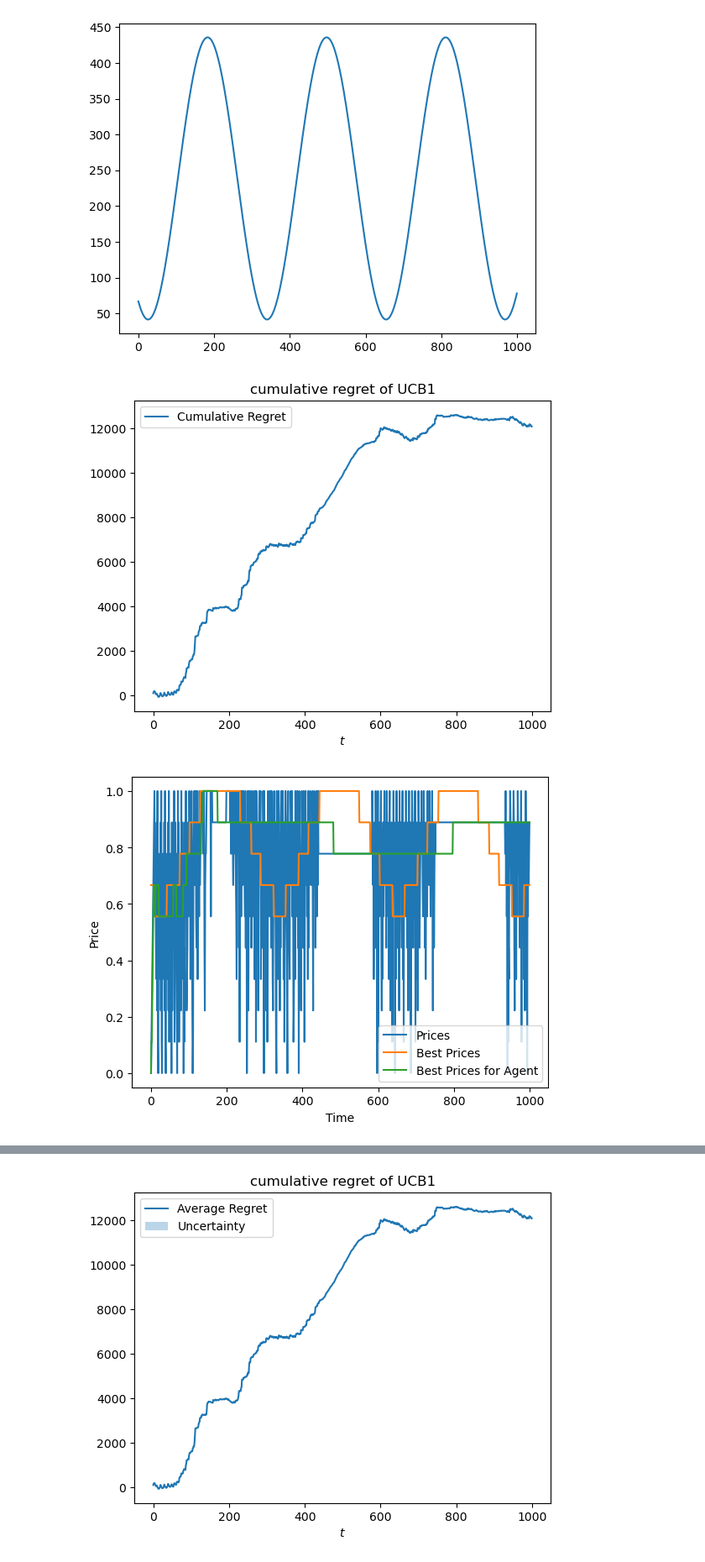
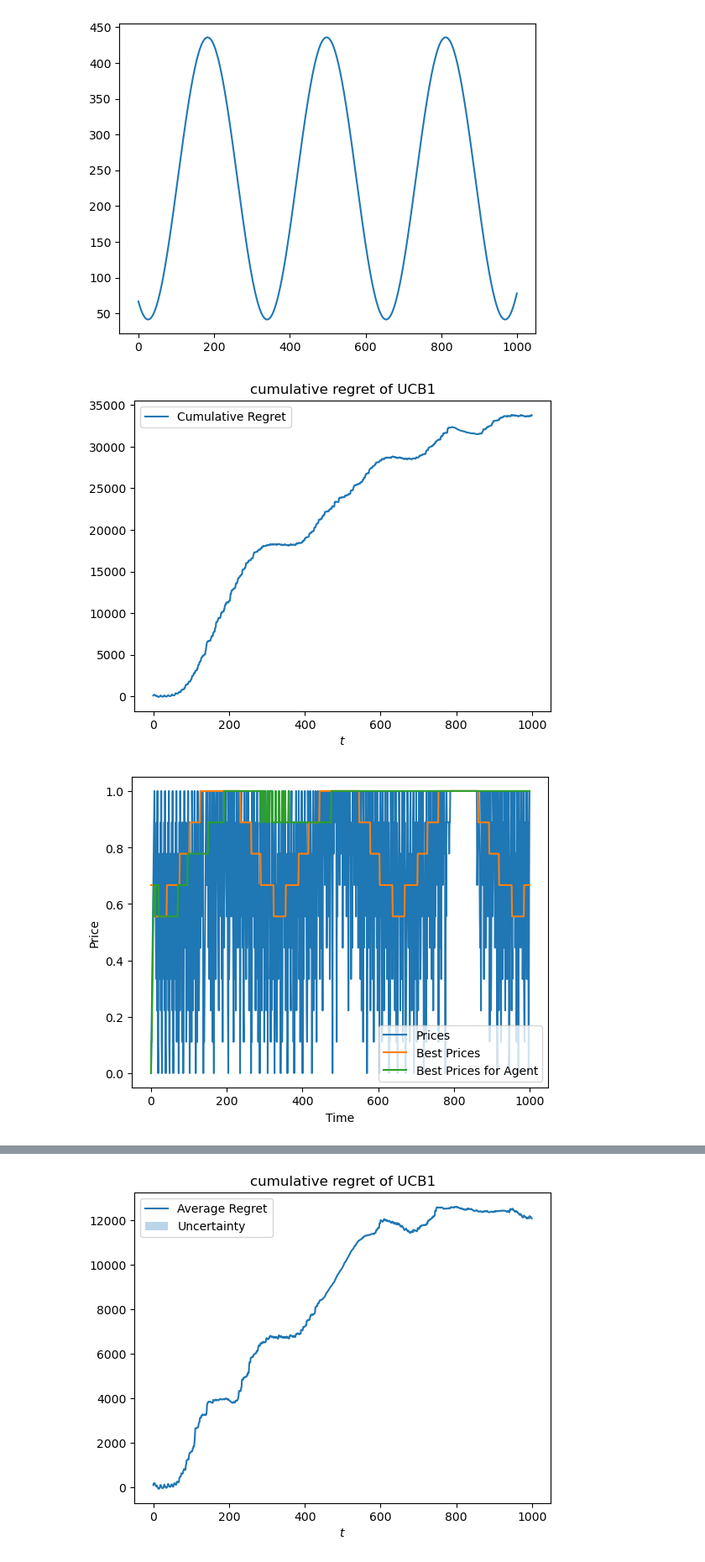
Before and after one commit to giulio8/OLA_project, a Jupyter notebook: Adversarial_pricing.ipynb, the cells around one changed output, grey strips where cells are left out. Shown at 84% size. Cells and saved outputs as stored; diff of their text form; code cells hidden in the pictures.

Commit message:
images

```diff
--- a/Adversarial_pricing.ipynb
+++ b/Adversarial_pricing.ipynb
@@ -265,7 +265,7 @@ plt.plot(t_interval, expected_clairvoyant_rewards, label='Expected Clairvoyant R
 # %%
 
 env = PricingEnvironment(conversion_probability=conversion_probability, cost=cost)
-ucb_agent = UCB1Agent(K, T, range=maximum_profit/2)
+ucb_agent = UCB1Agent(K, T, range=maximum_profit)
 
 agent_rewards = np.array([])
 arm_pulls = np.array([])
@@ -284,32 +284,32 @@ for t in range(T):
     ucb_agent.update(r_t)
 
     agent_rewards = np.append(agent_rewards, r_t)
 
 cumulative_regret = np.cumsum(expected_clairvoyant_rewards-agent_rewards)
 
 plt.plot(np.arange(T), cumulative_regret, label='Cumulative Regret')
 plt.title('cumulative regret of UCB1')
 #plt.plot((0,T-1), (average_regret[0], average_regret[-1]), 'ro', linestyle="--")
 plt.xlabel('$t$')
 plt.legend()
 plt.show()
 
 plt.plot(arm_pulls, label='Prices')
 plt.plot(best_prices, label='Best Prices')
 plt.plot(best_price_greedy_for_agent, label='Best Prices for Agent')
 plt.xlabel('Time')
 plt.ylabel('Price')
 plt.legend()
 plt.show()
 
 plt.figure()
 plt.barh(np.arange(K), ucb_agent.N_pulls)
 plt.axhline(best_price_index, color='red', label='Best price')
 plt.ylabel('actions')
 plt.xlabel('numer of pulls')
 plt.legend()
 plt.title('Number of pulls for each action')
 plt.show();
 # %% [output]
-[figure, old version]
+[figure, new version]
-[figure, old version]
+[figure, new version]
```
Also changed, not shown: parts of 4 cells of this notebook, 18 other files.
